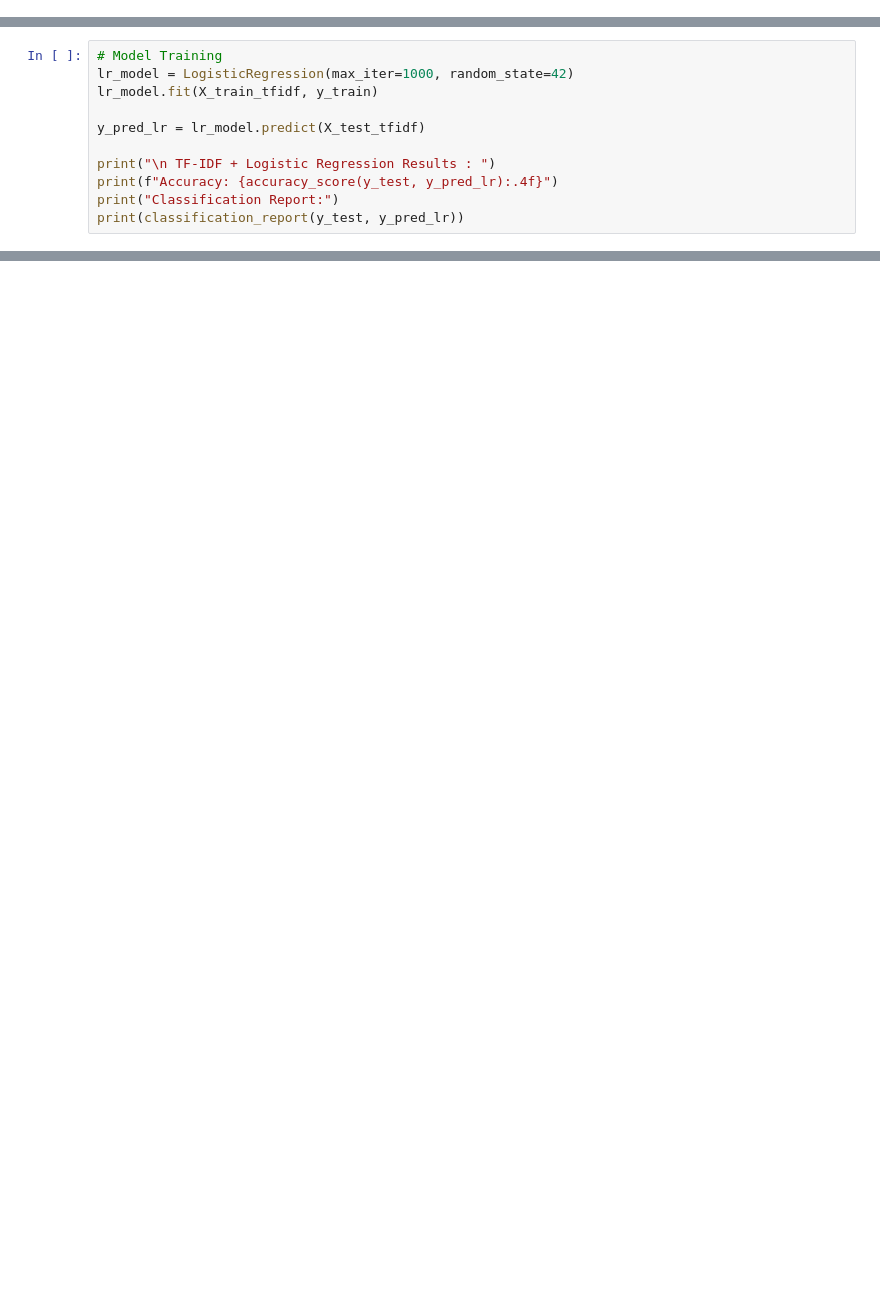
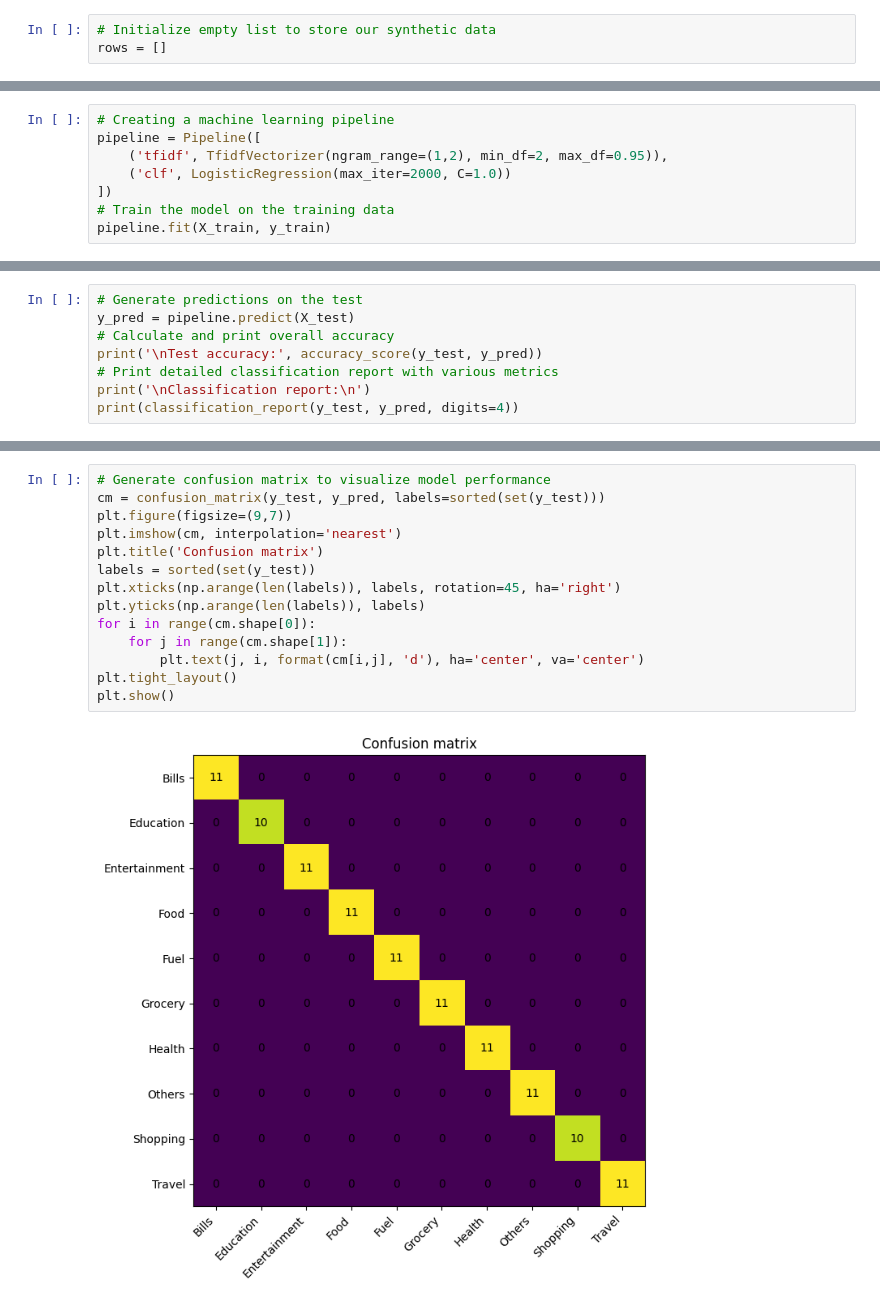
Before and after one commit to ByteBoss-ai/smart-expense-categorizer, a Jupyter notebook: Smart_Expense_Categorizer.ipynb, the cells around one changed output, grey strips where cells are left out. Cells and saved outputs as stored; diff of their text form; blank space fills up the shorter version.

```diff
--- a/Smart_Expense_Categorizer.ipynb
+++ b/Smart_Expense_Categorizer.ipynb
@@ -71,0 +49,3 @@ X_train, X_test, y_train, y_test = train_test_split(X, y, test_size=0.2, random_
+# %%
+# Initialize empty list to store our synthetic data
+rows = []
@@ -85,11 +114,0 @@ TF-IDF Matrix Shape: (1280, 64)
-# %%
-# Model Training
-lr_model = LogisticRegression(max_iter=1000, random_state=42)
-lr_model.fit(X_train_tfidf, y_train)
-
-y_pred_lr = lr_model.predict(X_test_tfidf)
-
-print("\n TF-IDF + Logistic Regression Results : ")
-print(f"Accuracy: {accuracy_score(y_test, y_pred_lr):.4f}")
-print("Classification Report:")
-print(classification_report(y_test, y_pred_lr))
@@ -125,0 +115,8 @@ Text: 'txn for 2500 at FLIPKART' -> Predicted Category: Shopping
+# %%
+# Creating a machine learning pipeline
+pipeline = Pipeline([
+    ('tfidf', TfidfVectorizer(ngram_range=(1,2), min_df=2, max_df=0.95)),
+    ('clf', LogisticRegression(max_iter=2000, C=1.0))
+])
+# Train the model on the training data
+pipeline.fit(X_train, y_train)
@@ -125,0 +129,8 @@ Text: 'txn for 2500 at FLIPKART' -> Predicted Category: Shopping
+# %%
+# Generate predictions on the test
+y_pred = pipeline.predict(X_test)
+# Calculate and print overall accuracy
+print('\nTest accuracy:', accuracy_score(y_test, y_pred))
+# Print detailed classification report with various metrics
+print('\nClassification report:\n')
+print(classification_report(y_test, y_pred, digits=4))
@@ -125,0 +158,16 @@ Text: 'txn for 2500 at FLIPKART' -> Predicted Category: Shopping
+# %%
+# Generate confusion matrix to visualize model performance
+cm = confusion_matrix(y_test, y_pred, labels=sorted(set(y_test)))
+plt.figure(figsize=(9,7))
+plt.imshow(cm, interpolation='nearest')
+plt.title('Confusion matrix')
+labels = sorted(set(y_test))
+plt.xticks(np.arange(len(labels)), labels, rotation=45, ha='right')
+plt.yticks(np.arange(len(labels)), labels)
+for i in range(cm.shape[0]):
+    for j in range(cm.shape[1]):
+        plt.text(j, i, format(cm[i,j], 'd'), ha='center', va='center')
+plt.tight_layout()
+plt.show()
+# %% [output]
+[figure, added]
```
Also changed, not shown: parts of 32 cells of this notebook.
